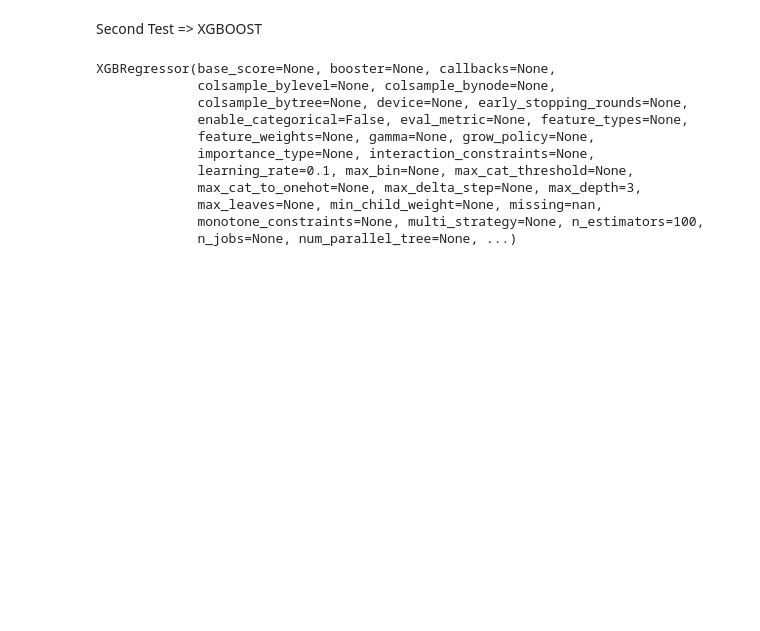
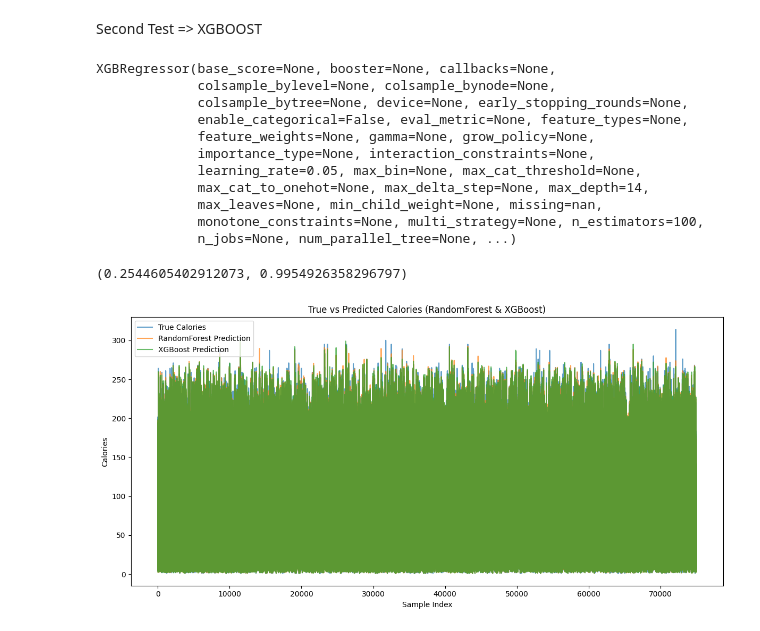
Before and after one commit to Gpiratelo25/PredictCalories, a Jupyter notebook: PrimeiraVersao.ipynb, the cells around one changed output. Saved outputs shown, nothing was run; the diff lists cells and outputs as text; code cells hidden in the pictures; blank space fills up the shorter version.

```diff
--- a/PrimeiraVersao.ipynb
+++ b/PrimeiraVersao.ipynb
@@ -260,8 +275,8 @@ rmse
 # %% [markdown]
 Second Test => XGBOOST
 # %%
-model=XGBRegressor(n_estimators=100, learning_rate=0.1, max_depth=3, random_state=42)
-model.fit(X_train, y_train)
+modelXgboost=XGBRegressor(n_estimators=100, learning_rate=0.05, max_depth=14, random_state=42)
+modelXgboost.fit(X_train, y_train)
 # %% [output]
 XGBRegressor(base_score=None, booster=None, callbacks=None,
              colsample_bylevel=None, colsample_bynode=None,
@@ -269,8 +284,30 @@ XGBRegressor(base_score=None, booster=None, callbacks=None,
              enable_categorical=False, eval_metric=None, feature_types=None,
              feature_weights=None, gamma=None, grow_policy=None,
              importance_type=None, interaction_constraints=None,
-             learning_rate=0.1, max_bin=None, max_cat_threshold=None,
-             max_cat_to_onehot=None, max_delta_step=None, max_depth=3,
+             learning_rate=0.05, max_bin=None, max_cat_threshold=None,
+             max_cat_to_onehot=None, max_delta_step=None, max_depth=14,
              max_leaves=None, min_child_weight=None, missing=nan,
              monotone_constraints=None, multi_strategy=None, n_estimators=100,
              n_jobs=None, num_parallel_tree=None, ...)
+# %%
+xgpred=modelXgboost.predict(X_test)
+# %%
+#Evaluate the model
+rmse = np.sqrt(root_mean_squared_error(y_test, xgpred))
+r2 = r2_score(y_test, xgpred)
+rmse, r2
+# %% [output]
+(0.2544605402912073, 0.9954926358296797)
+# %%
+plt.figure(figsize=(12, 6))
+plt.plot(np.expm1(y_test), label='True Calories', alpha=0.7)
+plt.plot(np.expm1(y_pred), label='RandomForest Prediction', alpha=0.7)
+plt.plot(np.expm1(xgpred), label='XGBoost Prediction', alpha=0.7)
+plt.title('True vs Predicted Calories (RandomForest & XGBoost)')
+plt.xlabel('Sample Index')
+plt.ylabel('Calories')
+plt.legend()
+plt.tight_layout()
+plt.show()
+# %% [output]
+[figure, added]
```
Also changed, not shown: parts of 7 cells of this notebook.
